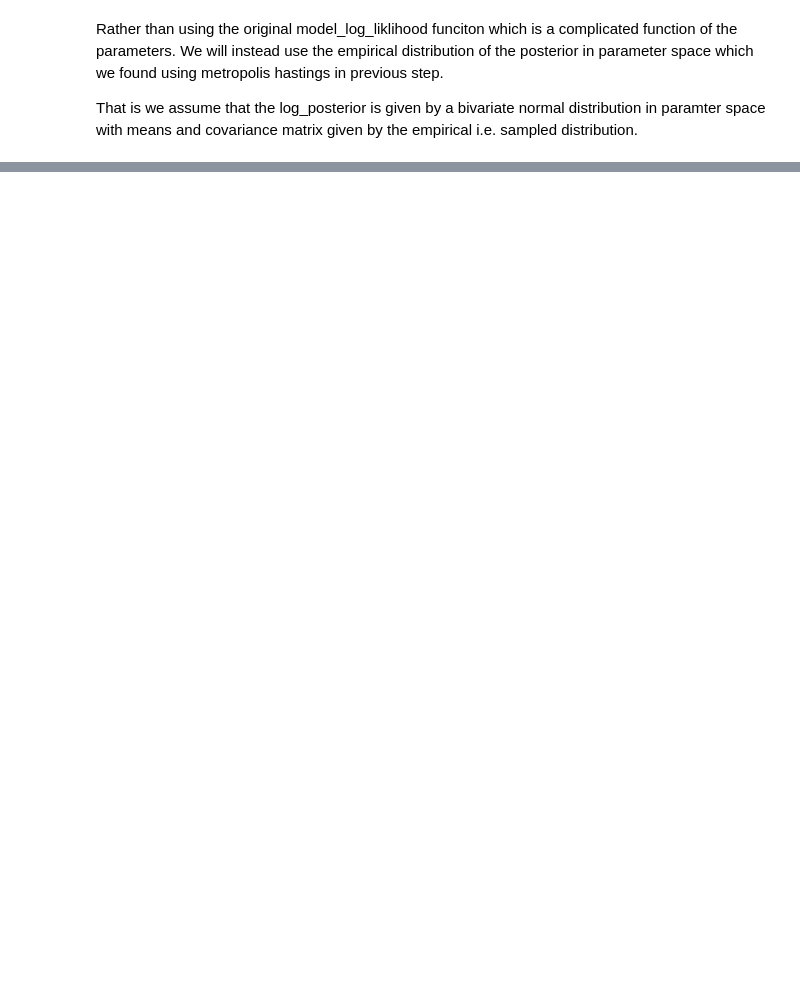
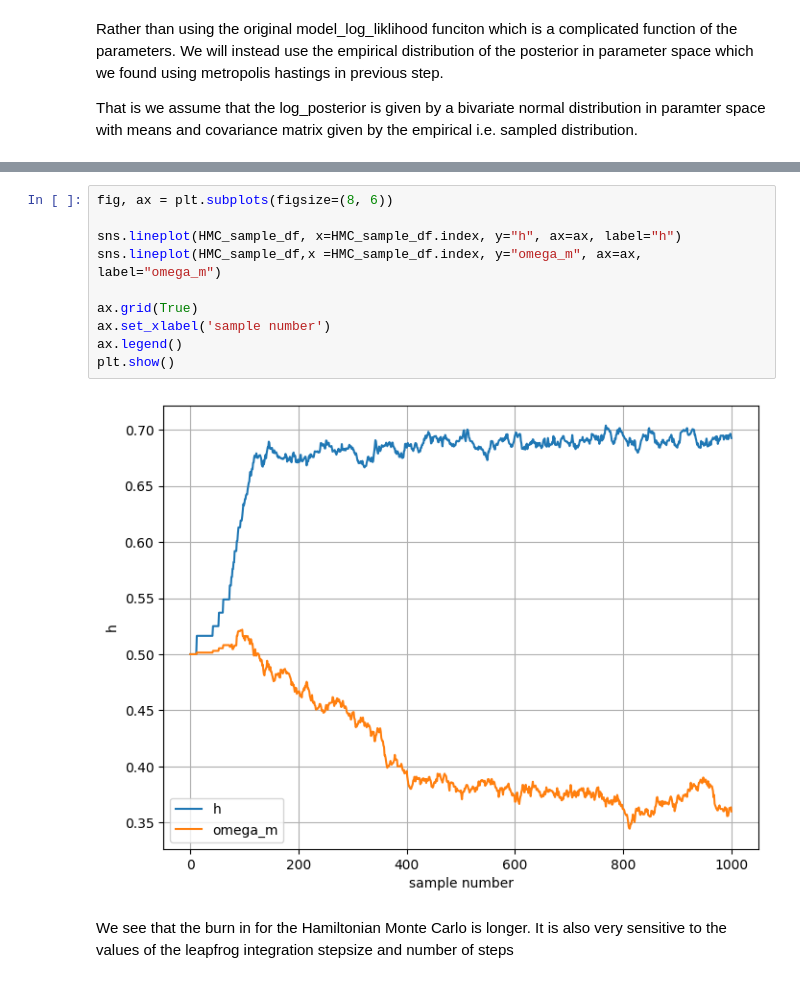
Before and after one commit to joshgowdyprog/bayesian-supernova-analysis, a Jupyter notebook: supernova-project/notebooks/supernovaAnalysis.ipynb, the cells around one changed output, grey strips where cells are left out. Cells and saved outputs as stored; diff of their text form; blank space fills up the shorter version.

```diff
--- a/supernova-project/notebooks/supernovaAnalysis.ipynb
+++ b/supernova-project/notebooks/supernovaAnalysis.ipynb
@@ -392,0 +439,14 @@ param_df = pd.DataFrame(data=[['omega_m', 0.3],['h', 0.7]], columns=["param_name
+# %%
+fig, ax = plt.subplots(figsize=(8, 6))
+
+sns.lineplot(HMC_sample_df, x=HMC_sample_df.index, y="h", ax=ax, label="h")
+sns.lineplot(HMC_sample_df,x =HMC_sample_df.index, y="omega_m", ax=ax, label="omega_m")
+
+ax.grid(True)
+ax.set_xlabel('sample number')
+ax.legend()
+plt.show()
+# %% [output]
+[figure, added]
+# %% [markdown]
+We see that the burn in for the Hamiltonian Monte Carlo is longer. It is also very sensitive to the values of the leapfrog integration stepsize and number of steps
```
Also changed, not shown: parts of 18 cells of this notebook, 2 other files.
